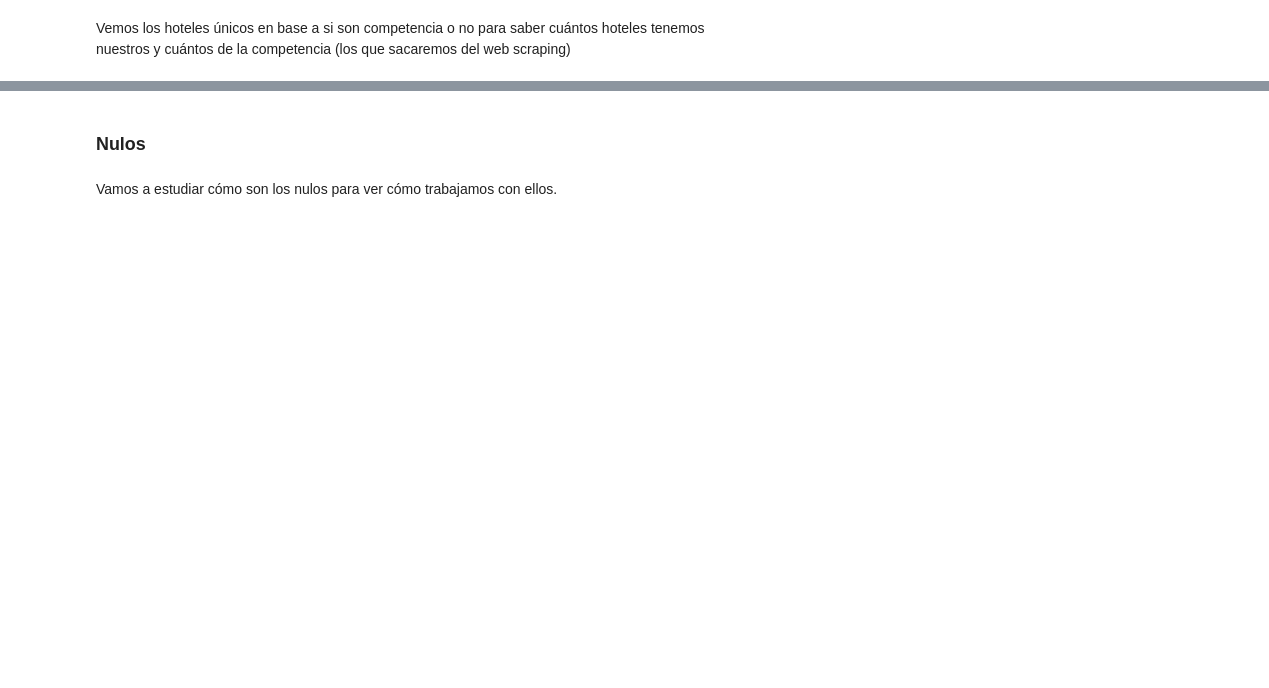
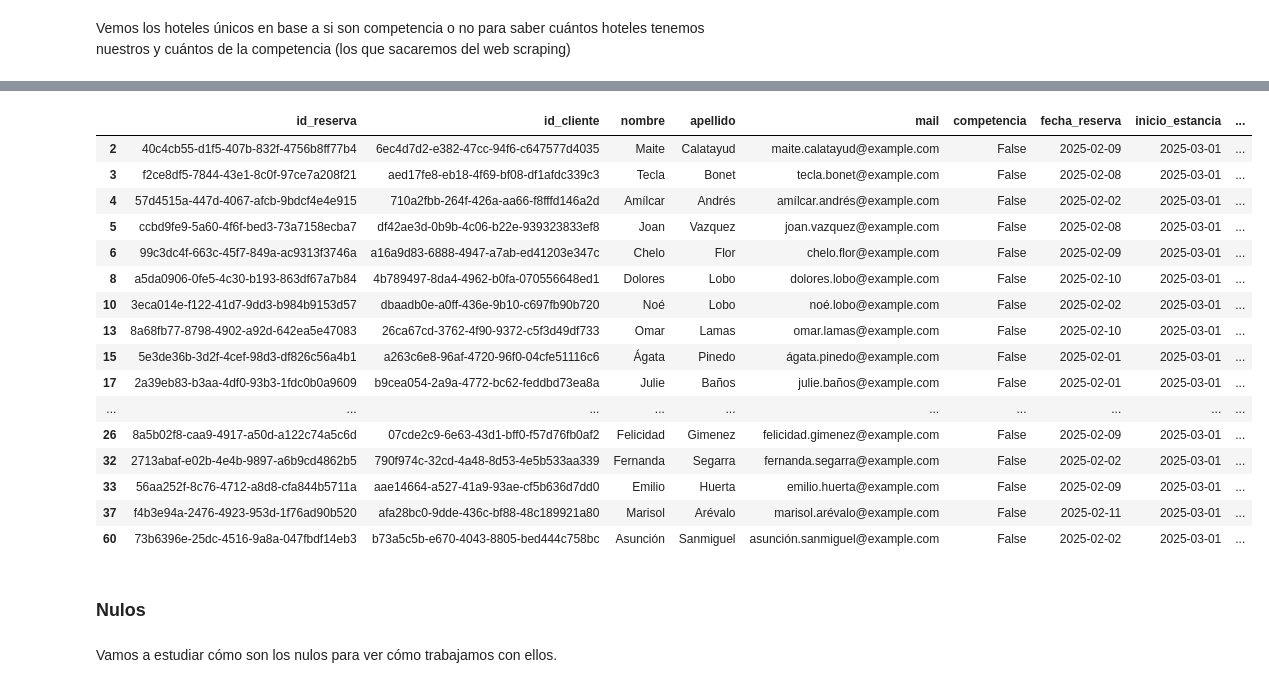
Before and after one commit to Gonzalo8julian/14.PROYECTO_ETL, a Jupyter notebook: jupyters/analisis_inicial.ipynb, the cells around one changed output, grey strips where cells are left out. Cells and saved outputs as stored; diff of their text form; code cells hidden in the pictures; blank space fills up the shorter version.

```diff
--- a/jupyters/analisis_inicial.ipynb
+++ b/jupyters/analisis_inicial.ipynb
@@ -177,0 +126,3 @@ df_hoteles_nuestros
+# %%
+df_media_estrellas = round(df_hoteles_nuestros.groupby("nombre_hotel")["estrellas"].mean().reset_index(),1)
+df_media_estrellas
@@ -177,0 +147,10 @@ df_hoteles_nuestros
+# %%
+# generamos un diccionario con los nombres de los hoteles y sus estrellas
+nombrehotel=[]
+estrellas=[]
+for nombre in df_media_estrellas["nombre_hotel"]:
+    nombrehotel.append(nombre)
+for fila in df_media_estrellas["estrellas"]:
+    estrellas.append(fila)
+hoteles_estrellas = dict(zip(nombrehotel, estrellas))
+hoteles_estrellas
@@ -178,3 +177,25 @@ df_hoteles_nuestros
+# %%
+# Usamos el diccionario para mapear el df de hoteles propios y corregir la columna de estrellas
+df_hoteles_nuestros["estrellas"] = df_hoteles_nuestros["nombre_hotel"].map(hoteles_estrellas)
+df_hoteles_nuestros
+# %% [output]
+|  | id_reserva | id_cliente | nombre | apellido | mail | competencia | fecha_reserva | inicio_estancia | ... |
+| 2 | 40c4cb55-d1f5-407b-832f-4756b8ff77b4 | 6ec4d7d2-e382-47cc-94f6-c647577d4035 | Maite | Calatayud | maite.calatayud@example.com | False | 2025-02-09 | 2025-03-01 | ... |
+| 3 | f2ce8df5-7844-43e1-8c0f-97ce7a208f21 | aed17fe8-eb18-4f69-bf08-df1afdc339c3 | Tecla | Bonet | tecla.bonet@example.com | False | 2025-02-08 | 2025-03-01 | ... |
+| 4 | 57d4515a-447d-4067-afcb-9bdcf4e4e915 | 710a2fbb-264f-426a-aa66-f8fffd146a2d | Amílcar | Andrés | amílcar.andrés@example.com | False | 2025-02-02 | 2025-03-01 | ... |
+| 5 | ccbd9fe9-5a60-4f6f-bed3-73a7158ecba7 | df42ae3d-0b9b-4c06-b22e-939323833ef8 | Joan | Vazquez | joan.vazquez@example.com | False | 2025-02-08 | 2025-03-01 | ... |
+| 6 | 99c3dc4f-663c-45f7-849a-ac9313f3746a | a16a9d83-6888-4947-a7ab-ed41203e347c | Chelo | Flor | chelo.flor@example.com | False | 2025-02-09 | 2025-03-01 | ... |
+| 8 | a5da0906-0fe5-4c30-b193-863df67a7b84 | 4b789497-8da4-4962-b0fa-070556648ed1 | Dolores | Lobo | dolores.lobo@example.com | False | 2025-02-10 | 2025-03-01 | ... |
+| 10 | 3eca014e-f122-41d7-9dd3-b984b9153d57 | dbaadb0e-a0ff-436e-9b10-c697fb90b720 | Noé | Lobo | noé.lobo@example.com | False | 2025-02-02 | 2025-03-01 | ... |
+| 13 | 8a68fb77-8798-4902-a92d-642ea5e47083 | 26ca67cd-3762-4f90-9372-c5f3d49df733 | Omar | Lamas | omar.lamas@example.com | False | 2025-02-10 | 2025-03-01 | ... |
+| 15 | 5e3de36b-3d2f-4cef-98d3-df826c56a4b1 | a263c6e8-96af-4720-96f0-04cfe51116c6 | Ágata | Pinedo | ágata.pinedo@example.com | False | 2025-02-01 | 2025-03-01 | ... |
+| 17 | 2a39eb83-b3aa-4df0-93b3-1fdc0b0a9609 | b9cea054-2a9a-4772-bc62-feddbd73ea8a | Julie | Baños | julie.baños@example.com | False | 2025-02-01 | 2025-03-01 | ... |
+| ... | ... | ... | ... | ... | ... | ... | ... | ... | ... |
+| 26 | 8a5b02f8-caa9-4917-a50d-a122c74a5c6d | 07cde2c9-6e63-43d1-bff0-f57d76fb0af2 | Felicidad | Gimenez | felicidad.gimenez@example.com | False | 2025-02-09 | 2025-03-01 | ... |
+| 32 | 2713abaf-e02b-4e4b-9897-a6b9cd4862b5 | 790f974c-32cd-4a48-8d53-4e5b533aa339 | Fernanda | Segarra | fernanda.segarra@example.com | False | 2025-02-02 | 2025-03-01 | ... |
+| 33 | 56aa252f-8c76-4712-a8d8-cfa844b5711a | aae14664-a527-41a9-93ae-cf5b636d7dd0 | Emilio | Huerta | emilio.huerta@example.com | False | 2025-02-09 | 2025-03-01 | ... |
+| 37 | f4b3e94a-2476-4923-953d-1f76ad90b520 | afa28bc0-9dde-436c-bf88-48c189921a80 | Marisol | Arévalo | marisol.arévalo@example.com | False | 2025-02-11 | 2025-03-01 | ... |
+| 60 | 73b6396e-25dc-4516-9a8a-047fbdf14eb3 | b73a5c5b-e670-4043-8805-bed444c758bc | Asunción | Sanmiguel | asunción.sanmiguel@example.com | False | 2025-02-02 | 2025-03-01 | ... |
 # %% [markdown]
 ### Nulos
 # %% [markdown]
```
Also changed, not shown: parts of 34 cells of this notebook, 12 other files.
